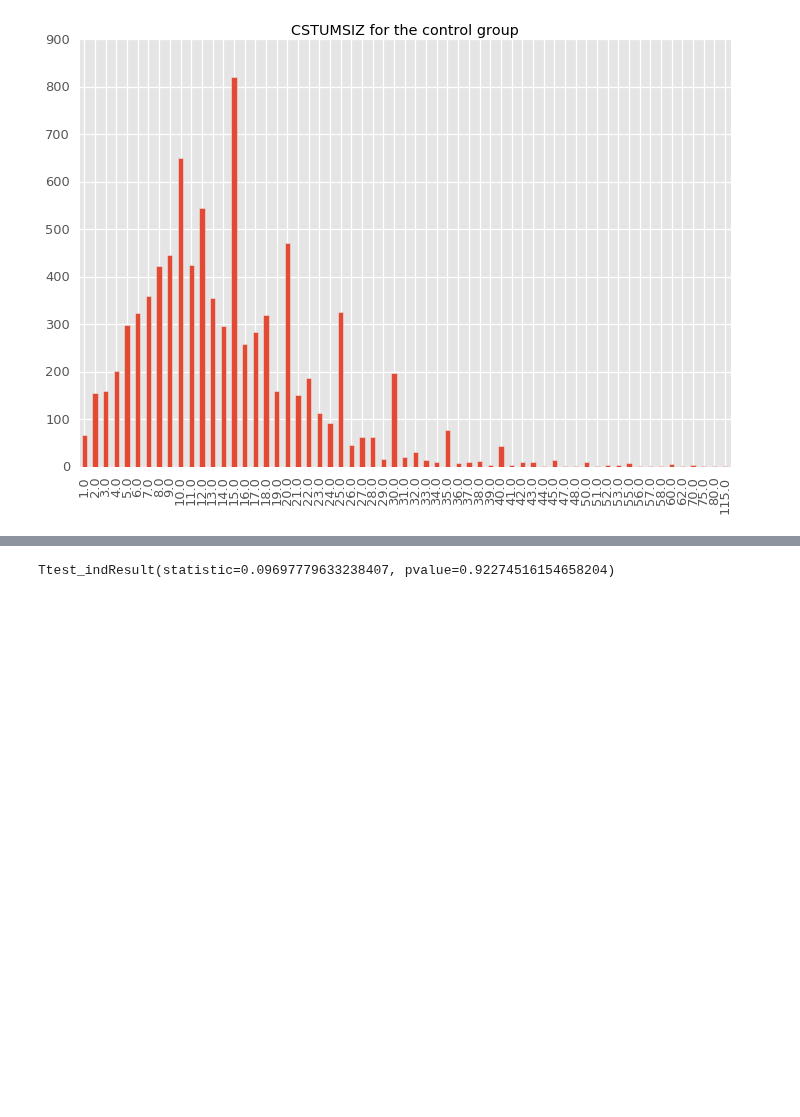
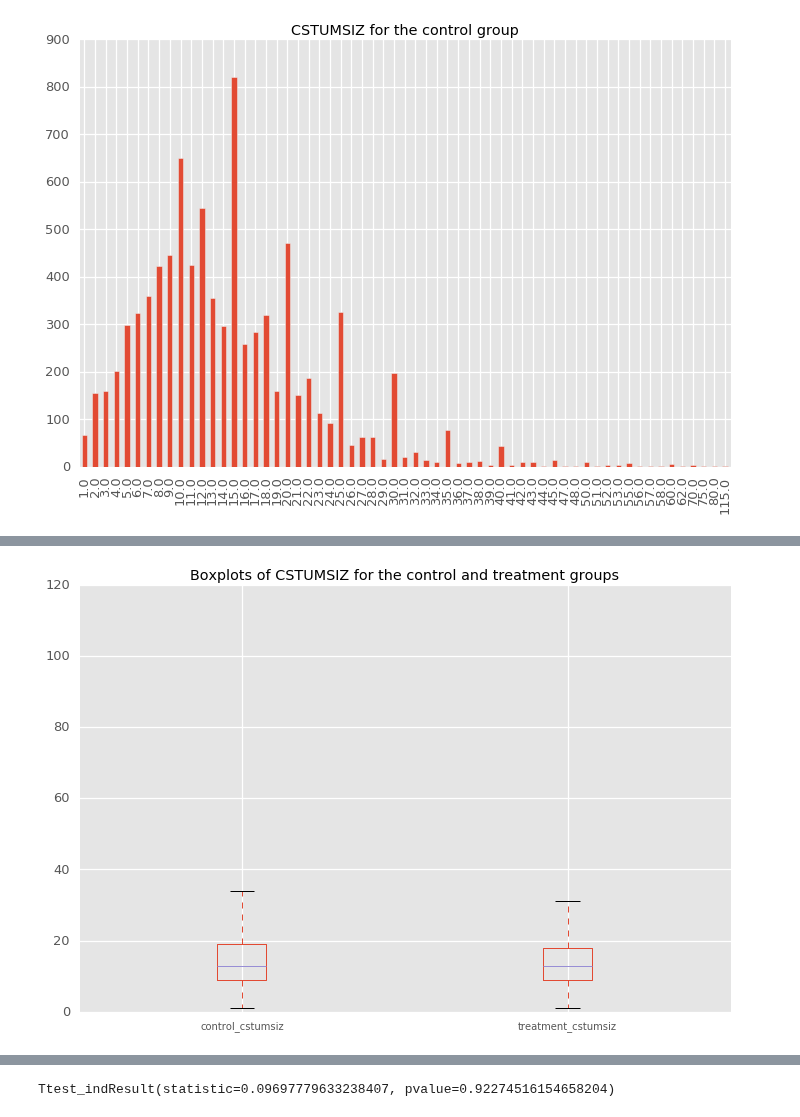
Before and after one commit to doolingdavid/SEERMATCH2, a Jupyter notebook: breast_example.ipynb, the cells around one changed output, grey strips where cells are left out. Drawn from its saved outputs; the diff is of its cells as text; code cells hidden in the pictures; blank space fills up the shorter version.

```diff
--- a/breast_example.ipynb
+++ b/breast_example.ipynb
@@ -793,3 +808,11 @@ controltum.value_counts().sort_index().plot(kind='bar',
     title='CSTUMSIZ for the control group');
 # %% [output]
 [figure]
+# %%
+control_cstumsiz = resgoodpop['CSTUMSIZ'].loc[controlindices]
+treatment_cstumsiz = resgoodpop['CSTUMSIZ'].loc[treatmentindices]
+dfcstumsiz_comp = pd.DataFrame({'control_id': control_cstumsiz.index,
+                          'control_cstumsiz': control_cstumsiz.values,
+                          'treatment_id': treatment_cstumsiz.index,
+                          'treatment_cstumsiz':treatment_cstumsiz.values })
+dfcstumsiz_comp['c_minus_t_cstumsiz'] = dfcstumsiz_comp.control_cstumsiz - dfcstumsiz_comp.treatment_cstumsiz
@@ -795,0 +823,7 @@ controltum.value_counts().sort_index().plot(kind='bar',
+# %%
+dfcstumsiz_comp.boxplot(['control_cstumsiz','treatment_cstumsiz'],
+                  return_type='axes');
+
+plt.title('Boxplots of CSTUMSIZ for the control and treatment groups');
+# %% [output]
+[figure, added]
```
Also changed, not shown: parts of 4 cells of this notebook.
